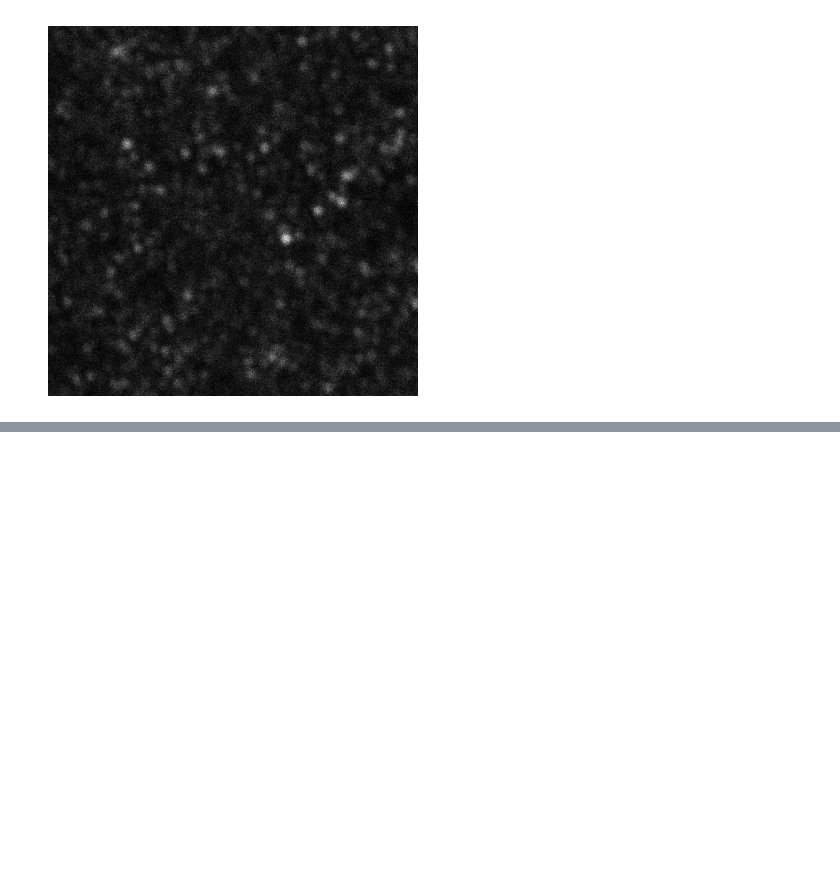
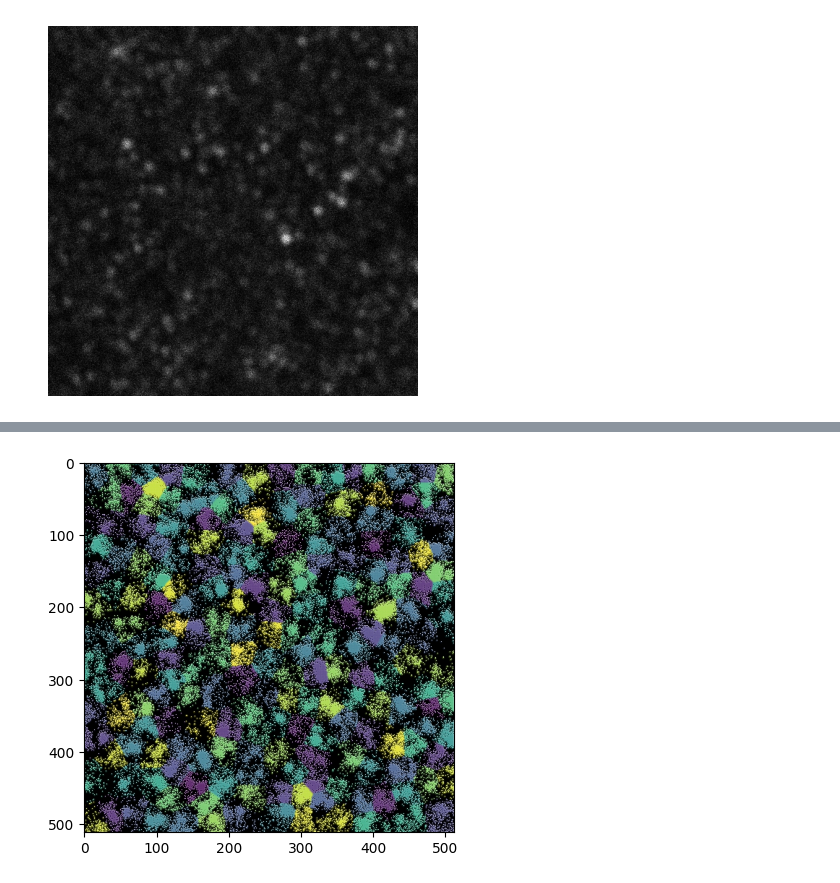
Before and after one commit to GiovanniLag/Laboratorio-Biofisica, a Jupyter notebook: microscopia/analysis/python/notebook-microscopia.ipynb, the cells around one changed output, grey strips where cells are left out. Cells and saved outputs as stored; diff of their text form; code cells hidden in the pictures; blank space fills up the shorter version.

```diff
--- a/microscopia/analysis/python/notebook-microscopia.ipynb
+++ b/microscopia/analysis/python/notebook-microscopia.ipynb
@@ -125,0 +75,7 @@ print(0.44*(lam/0.5))
+# %%
+#plot clusters with different colors
+plt.scatter(points[:, 1], points[:, 0], s=1, c=kmeans.labels_, alpha=0.1)
+plt.imshow(img0_thresh, cmap='gray')
+plt.show()
+# %% [output]
+[figure, added]
```
Also changed, not shown: parts of 18 cells of this notebook, 10 other files.
